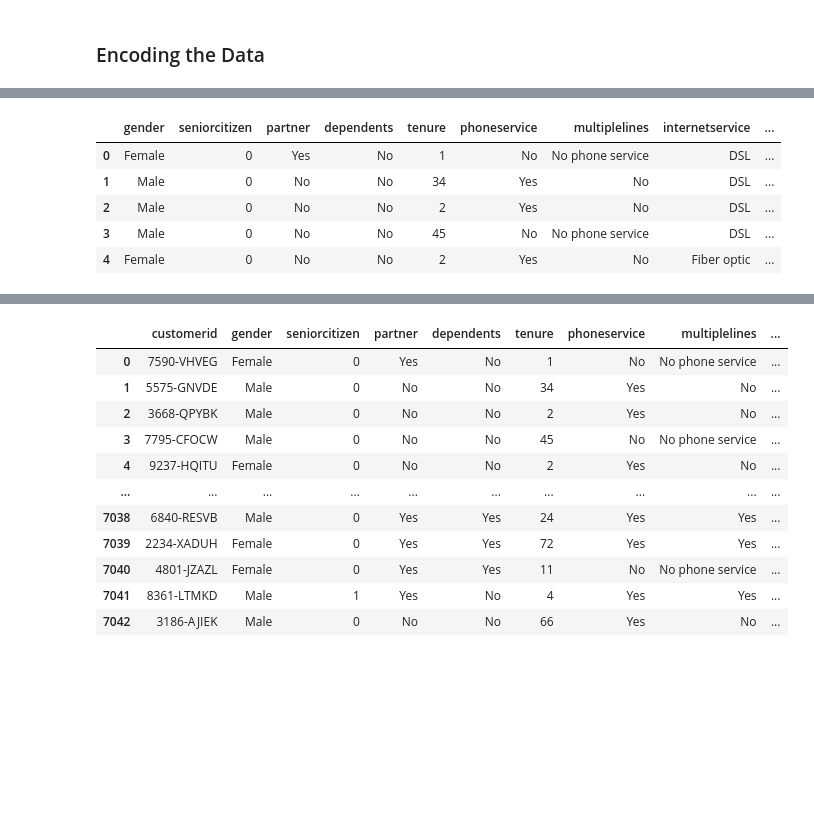
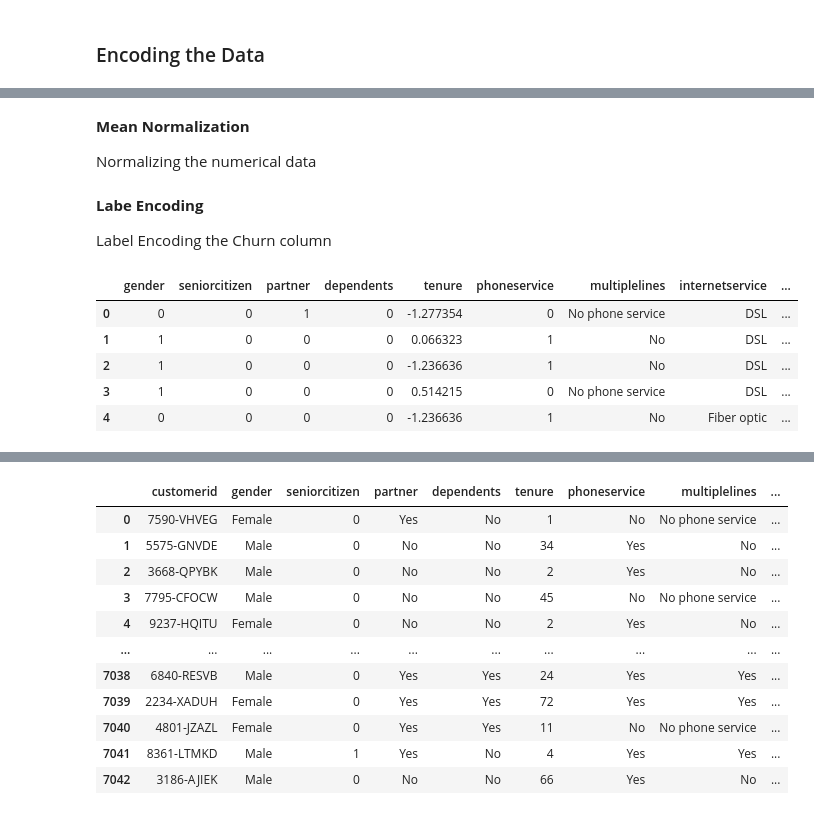
Before and after one commit to Sam1522/Predicting-Telco-Customer-Churn, a Jupyter notebook: Customer Churn Prediction.ipynb, the cells around one changed output, grey strips where cells are left out. Saved outputs shown, nothing was run; the diff lists cells and outputs as text; code cells hidden in the pictures; blank space fills up the shorter version.

Commit message:
Normalization and Encoding

```diff
--- a/Customer Churn Prediction.ipynb
+++ b/Customer Churn Prediction.ipynb
@@ -548,9 +553,37 @@ KeyError: "['customerid'] not found in axis"
-# %%
-customer_churn.head()
-# %% [output]
-|  | gender | seniorcitizen | partner | dependents | tenure | phoneservice | multiplelines | internetservice | ... |
-| 0 | Female | 0 | Yes | No | 1 | No | No phone service | DSL | ... |
-| 1 | Male | 0 | No | No | 34 | Yes | No | DSL | ... |
-| 2 | Male | 0 | No | No | 2 | Yes | No | DSL | ... |
-| 3 | Male | 0 | No | No | 45 | No | No phone service | DSL | ... |
-| 4 | Female | 0 | No | No | 2 | Yes | No | Fiber optic | ... |
+# %% [markdown]
+**Mean Normalization**
+
+Normalizing the numerical data
+# %%
+#Normalizing the tenure, montlhly charges and total charges columns
+#Tenure
+customer_churn['tenure']=(customer_churn['tenure']-customer_churn['tenure'].mean())/customer_churn['tenure'].std()
+#Monthly charges
+customer_churn['monthlycharges']=(customer_churn['monthlycharges']-customer_churn['monthlycharges'].mean())/customer_churn['monthlycharges'].std()
+#Total Charges
+customer_churn['totalcharges']=(customer_churn['totalcharges']-customer_churn['totalcharges'].mean())/customer_churn['totalcharges'].std()
+# %% [markdown]
+**Labe Encoding**
+
+Label Encoding the Churn column
+# %%
+from sklearn.preprocessing import LabelEncoder
+encoder = LabelEncoder()
+
+# We use a conditional command to set all the values as 1s or 0s.
+#customer_churn['churn']=customer_churn['churn'].apply(lambda x:1 if x=='Yes' else 0)
+
+columns=['gender','partner','dependents','phoneservice','paperlessbilling', 'churn']
+
+for column in columns:
+    customer_churn[column] = encoder.fit_transform(customer_churn[column])
+
+
+customer_churn.head()
+# %% [output]
+|  | gender | seniorcitizen | partner | dependents | tenure | phoneservice | multiplelines | internetservice | ... |
+| 0 | 0 | 0 | 1 | 0 | -1.277354 | 0 | No phone service | DSL | ... |
+| 1 | 1 | 0 | 0 | 0 | 0.066323 | 1 | No | DSL | ... |
+| 2 | 1 | 0 | 0 | 0 | -1.236636 | 1 | No | DSL | ... |
+| 3 | 1 | 0 | 0 | 0 | 0.514215 | 0 | No phone service | DSL | ... |
+| 4 | 0 | 0 | 0 | 0 | -1.236636 | 1 | No | Fiber optic | ... |
```
Also changed, not shown: parts of 13 cells of this notebook.
